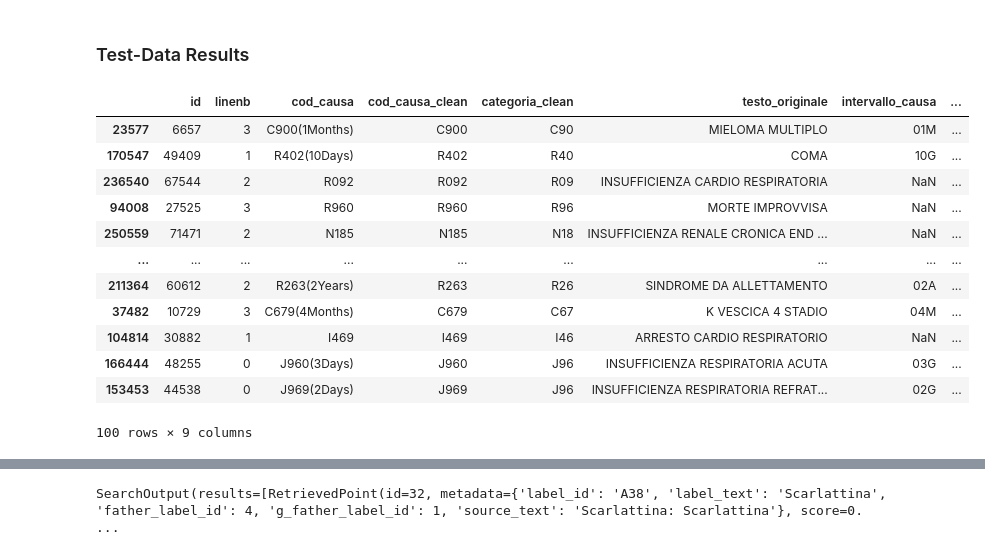
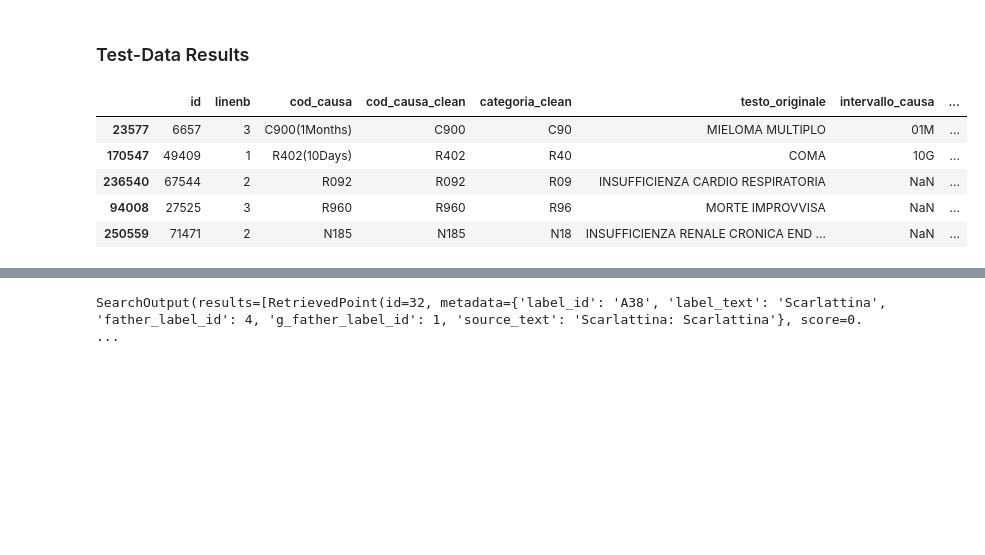
Before and after one commit to istat-methodology/semantic-search, a Jupyter notebook: notebooks/test-semantic-on-medical_data.ipynb, the cells around one changed output, grey strips where cells are left out. Cells and saved outputs as stored; diff of their text form; code cells hidden in the pictures; blank space fills up the shorter version.

```diff
--- a/notebooks/test-semantic-on-medical_data.ipynb
+++ b/notebooks/test-semantic-on-medical_data.ipynb
@@ -366,22 +369,15 @@ np.int64(5)
 # %%
 # per ora 10 per velocità , poi torniamo su 1000 eccetera
 
-df_noteSample10 = df_single.sample(n=100, random_state=10)
-df_noteSample10
+df_noteSample10 = df_single.sample(n=30, random_state=10)
+df_noteSample10.head(5)
 # %% [output]
 |  | id | linenb | cod_causa | cod_causa_clean | categoria_clean | testo_originale | intervallo_causa | ... |
 | 23577 | 6657 | 3 | C900(1Months) | C900 | C90 | MIELOMA MULTIPLO | 01M | ... |
 | 170547 | 49409 | 1 | R402(10Days) | R402 | R40 | COMA | 10G | ... |
 | 236540 | 67544 | 2 | R092 | R092 | R09 | INSUFFICIENZA CARDIO RESPIRATORIA | NaN | ... |
 | 94008 | 27525 | 3 | R960 | R960 | R96 | MORTE IMPROVVISA | NaN | ... |
 | 250559 | 71471 | 2 | N185 | N185 | N18 | INSUFFICIENZA RENALE CRONICA END ... | NaN | ... |
-| ... | ... | ... | ... | ... | ... | ... | ... | ... |
-| 211364 | 60612 | 2 | R263(2Years) | R263 | R26 | SINDROME DA ALLETTAMENTO | 02A | ... |
-| 37482 | 10729 | 3 | C679(4Months) | C679 | C67 | K VESCICA 4 STADIO | 04M | ... |
-| 104814 | 30882 | 1 | I469 | I469 | I46 | ARRESTO CARDIO RESPIRATORIO | NaN | ... |
-| 166444 | 48255 | 0 | J960(3Days) | J960 | J96 | INSUFFICIENZA RESPIRATORIA ACUTA | 03G | ... |
-| 153453 | 44538 | 0 | J969(2Days) | J969 | J96 | INSUFFICIENZA RESPIRATORIA REFRAT... | 02G | ... |
-100 rows × 9 columns
 # %%
 # Multiple Query seeking
 from semantic_search.qdrant import SemanticSeeker
```
Also changed, not shown: parts of 14 cells of this notebook.
